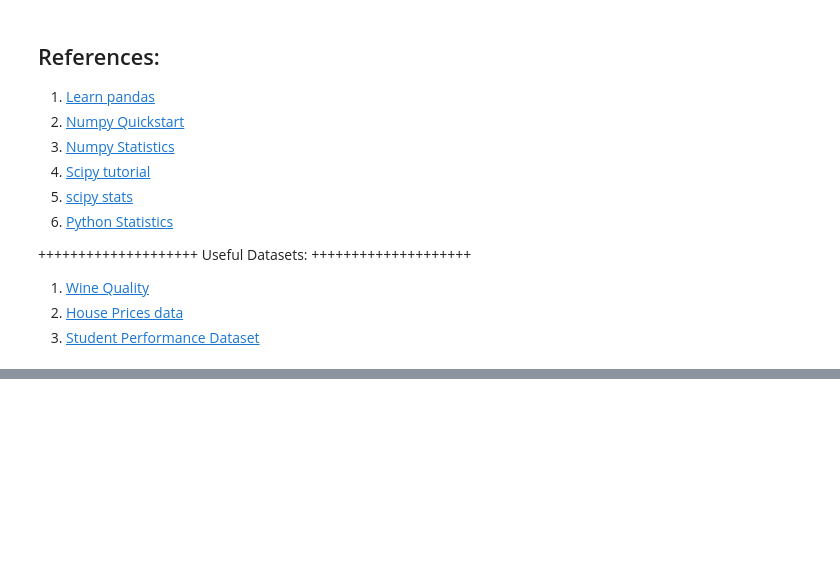
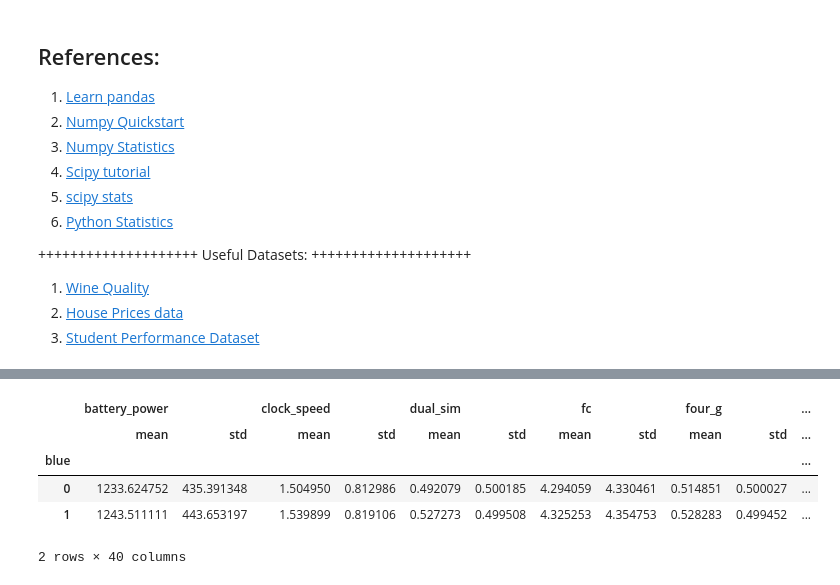
Before and after one commit to harnalashok/general, a Jupyter notebook: statistics_with_python.ipynb, the cells around one changed output, grey strips where cells are left out. Saved outputs shown, nothing was run; the diff lists cells and outputs as text; code cells hidden in the pictures; blank space fills up the shorter version.

```diff
--- a/statistics_with_python.ipynb
+++ b/statistics_with_python.ipynb
@@ -47,0 +78,9 @@ pd.read_csv(p)
+# %%
+data.groupby(['blue']).aggregate(['mean', 'std'])
+# %% [output]
+|  | battery_power |  | clock_speed |  | dual_sim |  | fc |  | four_g |  | ... |
+|  | mean | std | mean | std | mean | std | mean | std | mean | std | ... |
+| blue |  |  |  |  |  |  |  |  |  |  | ... |
+| 0 | 1233.624752 | 435.391348 | 1.504950 | 0.812986 | 0.492079 | 0.500185 | 4.294059 | 4.330461 | 0.514851 | 0.500027 | ... |
+| 1 | 1243.511111 | 443.653197 | 1.539899 | 0.819106 | 0.527273 | 0.499508 | 4.325253 | 4.354753 | 0.528283 | 0.499452 | ... |
+2 rows × 40 columns
```
Also changed, not shown: parts of 18 cells of this notebook.
